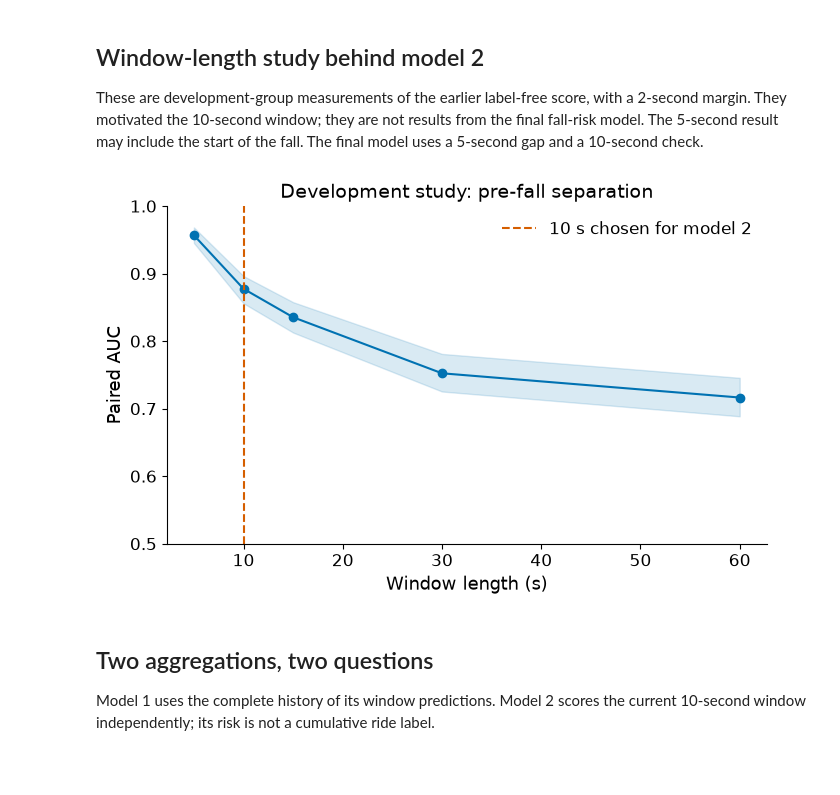
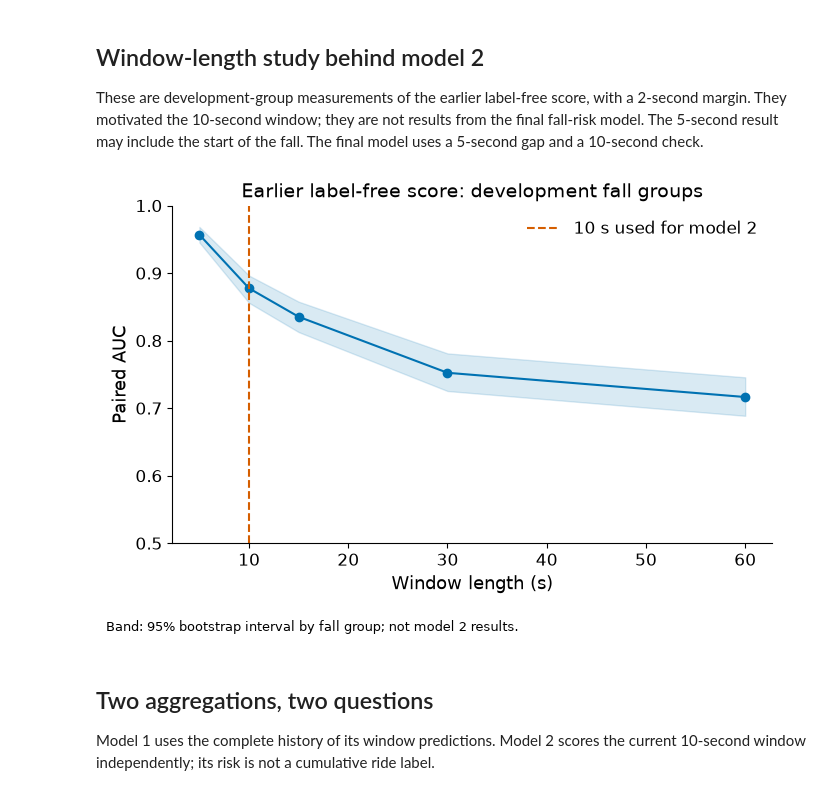
Before and after one commit to Xenodion/mlops-and-model-deployment-navy, a Jupyter notebook: notebooks/03_live_classifier.ipynb, the cells around one changed output. Saved outputs shown, nothing was run; the diff lists cells and outputs as text; code cells hidden in the pictures; blank space fills up the shorter version.

```diff
--- a/notebooks/03_live_classifier.ipynb
+++ b/notebooks/03_live_classifier.ipynb
@@ -99,16 +104,17 @@ These are development-group measurements of the earlier label-free score, with a
 # %%
 study = pd.read_csv(root / "artifacts/window_study.csv").sort_values("window_s")
 fig, ax = plt.subplots(figsize=(7, 4.5))
 ax.plot(study["window_s"], study["auc_fall"], marker="o", color=MODEL_COLOR)
 ax.fill_between(study["window_s"], study["auc_fall_ci_low"], study["auc_fall_ci_high"], color=MODEL_COLOR, alpha=0.15)
-ax.axvline(10, color="#D55E00", linestyle="--", label="10 s chosen for model 2")
-ax.set(xlabel="Window length (s)", ylabel="Paired AUC", ylim=(0.5, 1), title="Development study: pre-fall separation")
+ax.axvline(10, color="#D55E00", linestyle="--", label="10 s used for model 2")
+ax.set(xlabel="Window length (s)", ylabel="Paired AUC", ylim=(0.5, 1), title="Earlier label-free score: development fall groups")
 ax.legend(frameon=False)
+fig.text(0.02, -0.04, "Band: 95% bootstrap interval by fall group; not model 2 results.", fontsize=9)
 fig.tight_layout()
 save_fig(fig, "F47", "window_length_study")
 plt.show()
 # %% [output]
-[figure, old version]
+[figure, new version]
 # %% [markdown]
 ## Two aggregations, two questions
 
```
Also changed, not shown: parts of 2 cells of this notebook, 22 other files.
